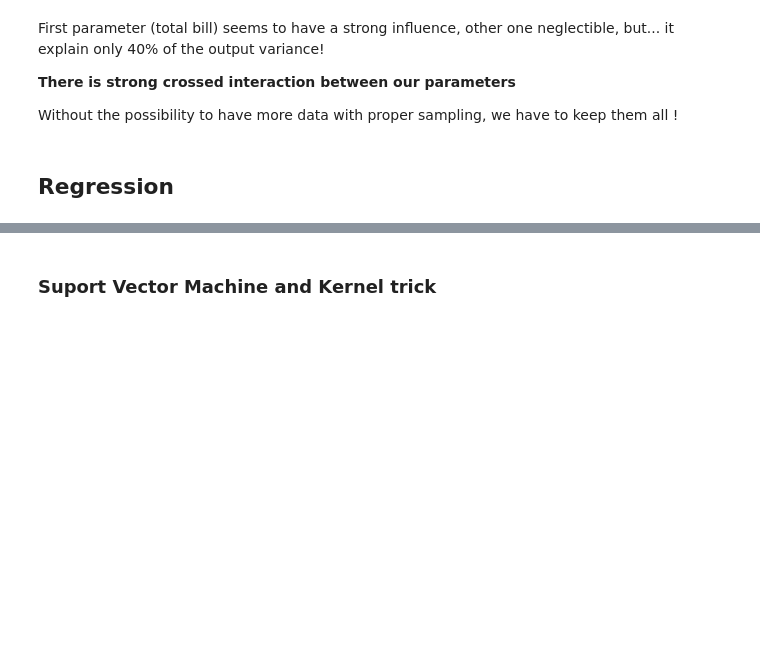
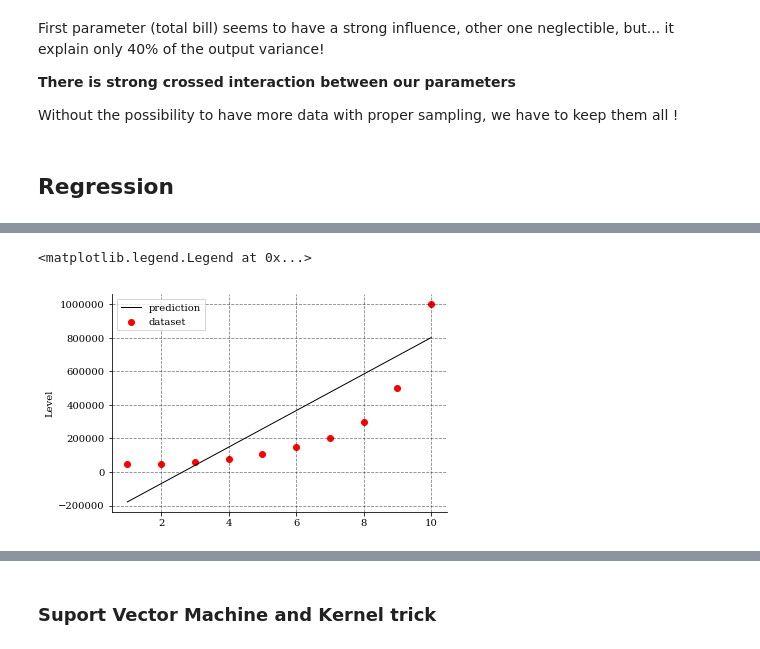
Before and after one commit to locie/simurex2018_workshop, a Jupyter notebook: celliern/machine_learning/workshop_ml.ipynb, the cells around one changed output, grey strips where cells are left out. Drawn from its saved outputs; the diff is of its cells as text; code cells hidden in the pictures; blank space fills up the shorter version.

```diff
--- a/celliern/machine_learning/workshop_ml.ipynb
+++ b/celliern/machine_learning/workshop_ml.ipynb
@@ -377,0 +371,16 @@ pl.legend()
+# %%
+model = LinearRegression()
+model.fit(X, y)
+
+X_ = np.linspace(1, 10, 100).reshape(-1, 1)
+predicted_salary = model.predict(X_)
+
+pl.scatter(df.Level, df.Salary, color="red", label="dataset")
+pl.plot(X_, predicted_salary, color="black", label="prediction")
+
+pl.ylabel("Salary ($)")
+pl.ylabel("Level")
+pl.legend()
+# %% [output]
+<matplotlib.legend.Legend at 0x...>
+[figure, added]
```
Also changed, not shown: parts of 42 cells of this notebook, 2 other files.
